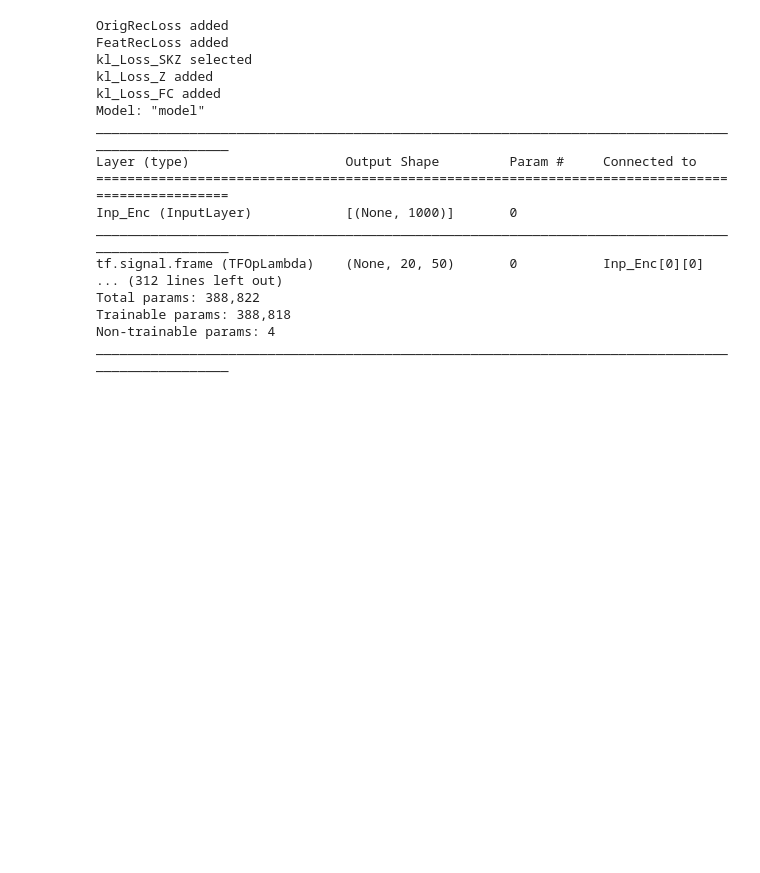
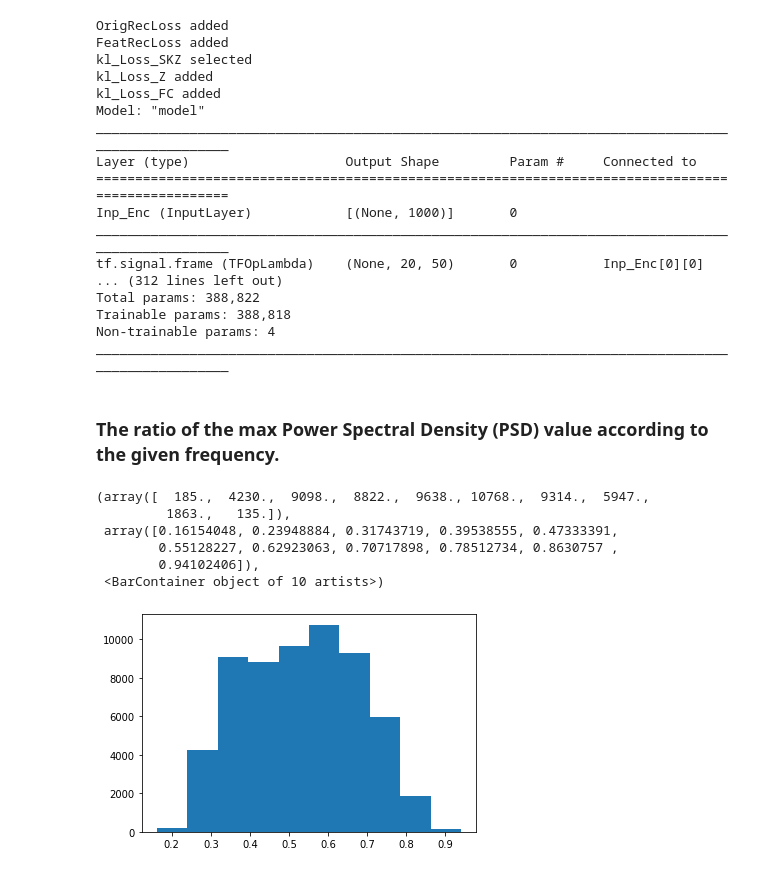
Before and after one commit to JunetaeKim/VABAM, a Jupyter notebook: Experimental/MI_Eval5.ipynb, the cells around one changed output. Drawn from its saved outputs; the diff is of its cells as text; code cells hidden in the pictures; blank space fills up the shorter version.

```diff
--- a/Experimental/MI_Eval5.ipynb
+++ b/Experimental/MI_Eval5.ipynb
@@ -268,6 +282,23 @@ AnalData = ValData
 NFCs = SigRepModel.get_layer('FCs').output.shape[-1]
 NSelZ = 1
 FCmuEps = 0.05
+# %% [markdown]
+### The ratio of the max Power Spectral Density (PSD) value according to the given frequency.
+# %%
+Data = ValData
+HalfLen = Data.shape[-1]//2
+FFTRes = np.abs(np.fft.fft(Data, axis=-1)[..., :HalfLen])[..., MinFreq:MaxFreq]
+PSD = (FFTRes**2)/FFTRes.shape[-1]
+PSD_Dist = np.max(PSD, axis=-1) / np.sum(PSD, axis=-1)
+plt.hist(PSD_Dist, bins=10)
+# %% [output]
+(array([  185.,  4230.,  9098.,  8822.,  9638., 10768.,  9314.,  5947.,
+         1863.,   135.]),
+ array([0.16154048, 0.23948884, 0.31743719, 0.39538555, 0.47333391,
+        0.55128227, 0.62923063, 0.70717898, 0.78512734, 0.8630757 ,
+        0.94102406]),
+ <BarContainer object of 10 artists>)
+[figure, added]
 # %%
 FC_Arange_ = np.tile(np.linspace(MinFreqR, MaxFreqR, NGen )[:, None], (1,NFCs))
 
```
Also changed, not shown: parts of 4 cells of this notebook.
